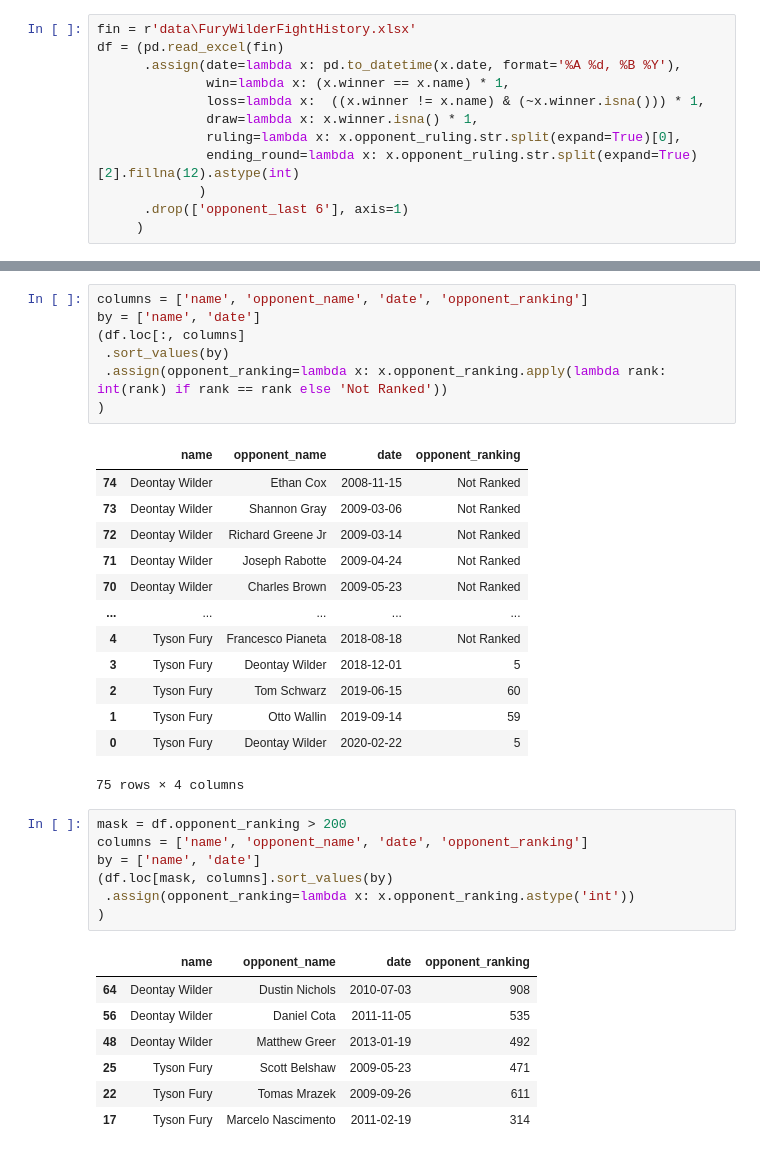
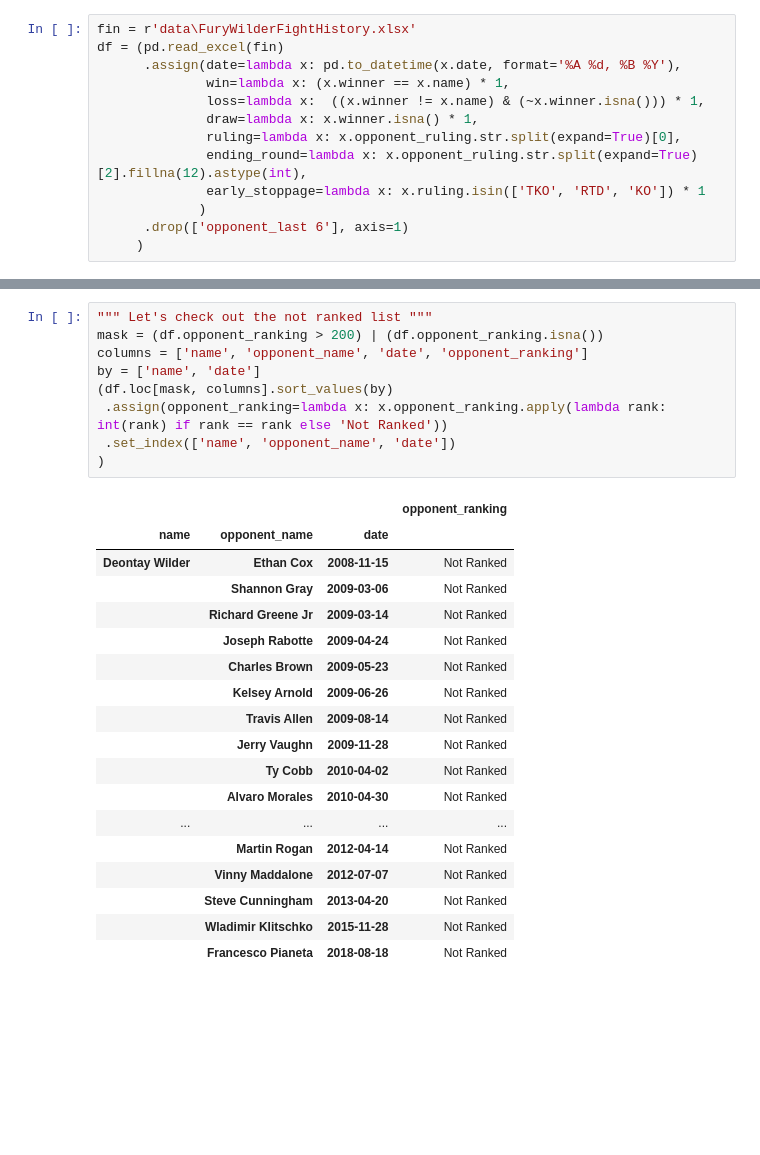
Before and after one commit to brendanfitz/side-projects, a Jupyter notebook: Sports/FuryWilderAnalysis.ipynb, the cells around one changed output, grey strips where cells are left out. Drawn from its saved outputs; the diff is of its cells as text; blank space fills up the shorter version.

```diff
--- a/Sports/FuryWilderAnalysis.ipynb
+++ b/Sports/FuryWilderAnalysis.ipynb
@@ -11,7 +13,8 @@ df = (pd.read_excel(fin)
               loss=lambda x:  ((x.winner != x.name) & (~x.winner.isna())) * 1,
               draw=lambda x: x.winner.isna() * 1,
               ruling=lambda x: x.opponent_ruling.str.split(expand=True)[0],
-              ending_round=lambda x: x.opponent_ruling.str.split(expand=True)[2].fillna(12).astype(int)
+              ending_round=lambda x: x.opponent_ruling.str.split(expand=True)[2].fillna(12).astype(int),
+              early_stoppage=lambda x: x.ruling.isin(['TKO', 'RTD', 'KO']) * 1
              )
       .drop(['opponent_last 6'], axis=1)
      )
@@ -112,37 +168,29 @@ sns.catplot(x='opponent_ranking', y='name', data=df)
 # %%
+""" Let's check out the not ranked list """
+mask = (df.opponent_ranking > 200) | (df.opponent_ranking.isna())
 columns = ['name', 'opponent_name', 'date', 'opponent_ranking']
 by = ['name', 'date']
-(df.loc[:, columns]
- .sort_values(by)
+(df.loc[mask, columns].sort_values(by)
  .assign(opponent_ranking=lambda x: x.opponent_ranking.apply(lambda rank: int(rank) if rank == rank else 'Not Ranked'))
+ .set_index(['name', 'opponent_name', 'date'])
 )
 # %% [output]
-|  | name | opponent_name | date | opponent_ranking |
-| 74 | Deontay Wilder | Ethan Cox | 2008-11-15 | Not Ranked |
-| 73 | Deontay Wilder | Shannon Gray | 2009-03-06 | Not Ranked |
-| 72 | Deontay Wilder | Richard Greene Jr | 2009-03-14 | Not Ranked |
-| 71 | Deontay Wilder | Joseph Rabotte | 2009-04-24 | Not Ranked |
-| 70 | Deontay Wilder | Charles Brown | 2009-05-23 | Not Ranked |
-| ... | ... | ... | ... | ... |
-| 4 | Tyson Fury | Francesco Pianeta | 2018-08-18 | Not Ranked |
-| 3 | Tyson Fury | Deontay Wilder | 2018-12-01 | 5 |
-| 2 | Tyson Fury | Tom Schwarz | 2019-06-15 | 60 |
-| 1 | Tyson Fury | Otto Wallin | 2019-09-14 | 59 |
-| 0 | Tyson Fury | Deontay Wilder | 2020-02-22 | 5 |
+|  |  |  | opponent_ranking |
+| name | opponent_name | date |  |
+| Deontay Wilder | Ethan Cox | 2008-11-15 | Not Ranked |
+|  | Shannon Gray | 2009-03-06 | Not Ranked |
+|  | Richard Greene Jr | 2009-03-14 | Not Ranked |
+|  | Joseph Rabotte | 2009-04-24 | Not Ranked |
+|  | Charles Brown | 2009-05-23 | Not Ranked |
+|  | Kelsey Arnold | 2009-06-26 | Not Ranked |
+|  | Travis Allen | 2009-08-14 | Not Ranked |
+|  | Jerry Vaughn | 2009-11-28 | Not Ranked |
+|  | Ty Cobb | 2010-04-02 | Not Ranked |
+|  | Alvaro Morales | 2010-04-30 | Not Ranked |
+| ... | ... | ... | ... |
+|  | Martin Rogan | 2012-04-14 | Not Ranked |
+|  | Vinny Maddalone | 2012-07-07 | Not Ranked |
+|  | Steve Cunningham | 2013-04-20 | Not Ranked |
+|  | Wladimir Klitschko | 2015-11-28 | Not Ranked |
+|  | Francesco Pianeta | 2018-08-18 | Not Ranked |
-75 rows × 4 columns
-# %%
-mask = df.opponent_ranking > 200
-columns = ['name', 'opponent_name', 'date', 'opponent_ranking']
-by = ['name', 'date']
-(df.loc[mask, columns].sort_values(by)
- .assign(opponent_ranking=lambda x: x.opponent_ranking.astype('int'))
-)
-# %% [output]
-|  | name | opponent_name | date | opponent_ranking |
-| 64 | Deontay Wilder | Dustin Nichols | 2010-07-03 | 908 |
-| 56 | Deontay Wilder | Daniel Cota | 2011-11-05 | 535 |
-| 48 | Deontay Wilder | Matthew Greer | 2013-01-19 | 492 |
-| 25 | Tyson Fury | Scott Belshaw | 2009-05-23 | 471 |
-| 22 | Tyson Fury | Tomas Mrazek | 2009-09-26 | 611 |
-| 17 | Tyson Fury | Marcelo Nascimento | 2011-02-19 | 314 |
 # %%
```
Also changed, not shown: parts of 13 cells of this notebook.
